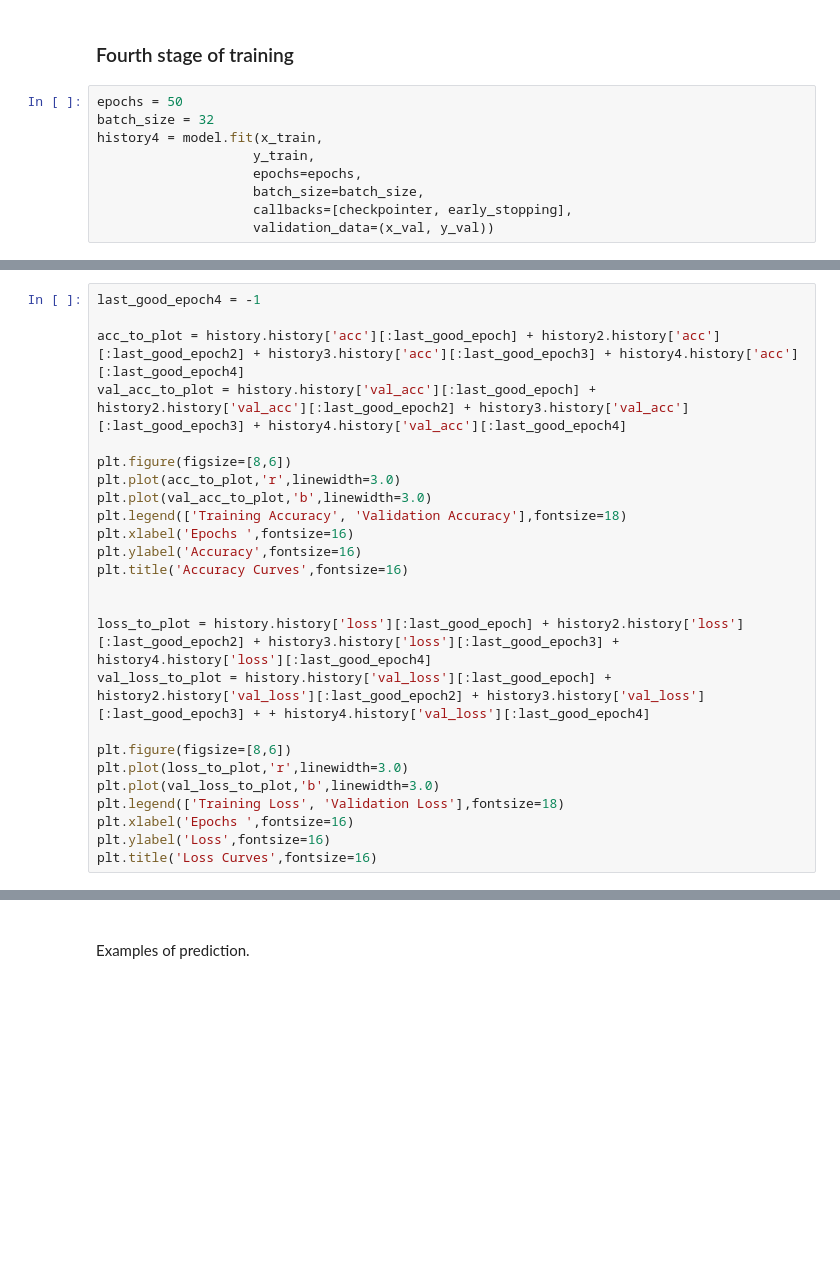
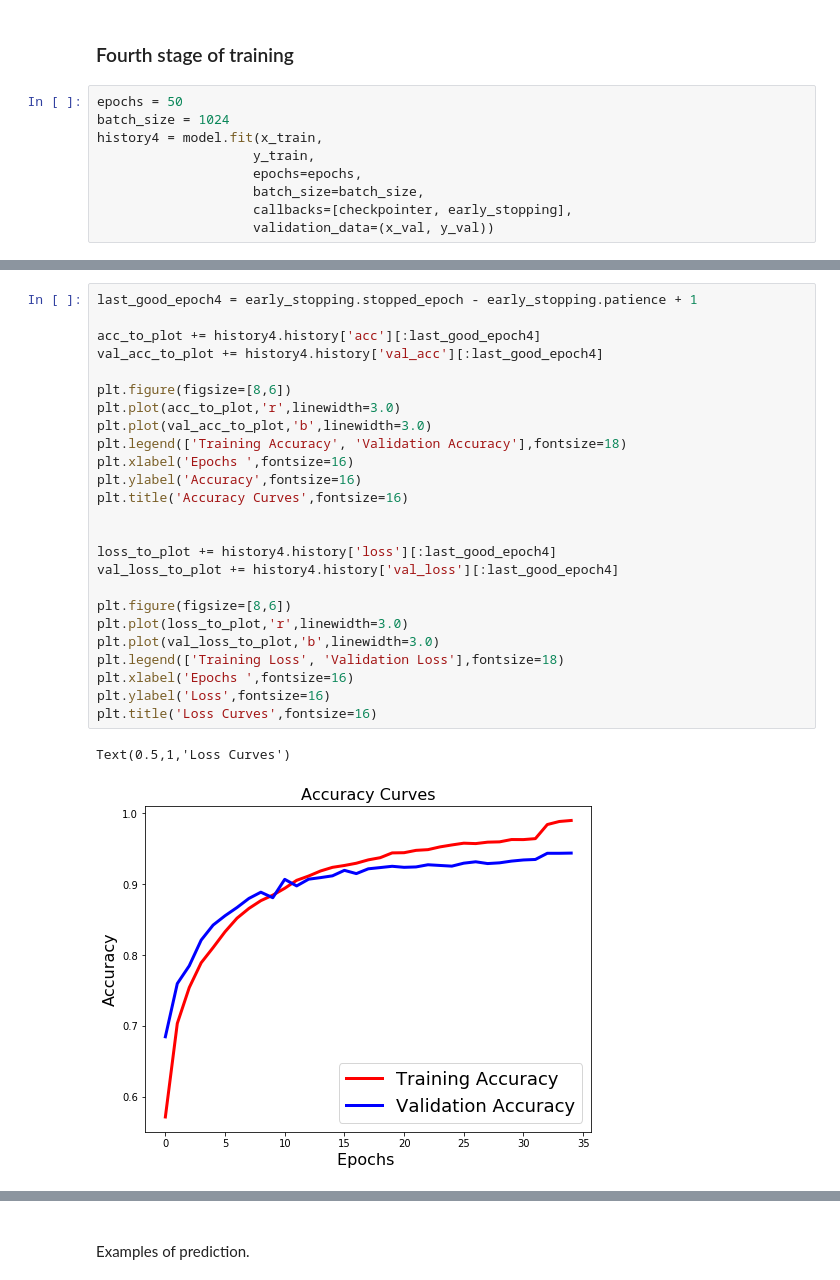
Before and after one commit to lucaArrotta/Age-Estimation-based-on-Human-Voice, a Jupyter notebook: Age Estimation based on Human Voice.ipynb, the cells around one changed output, grey strips where cells are left out. Cells and saved outputs as stored; diff of their text form; blank space fills up the shorter version.

```diff
--- a/Age Estimation based on Human Voice.ipynb
+++ b/Age Estimation based on Human Voice.ipynb
@@ -527,7 +537,7 @@ Text(0.5,1,'Loss Curves')
 ### Fourth stage of training
 # %%
 epochs = 50
-batch_size = 32
+batch_size = 1024
 history4 = model.fit(x_train,
                     y_train,
                     epochs=epochs,
@@ -541,25 +572,28 @@ print("Test accuracy: {0:.2f} %".format(test_acc*100))
 # %%
-last_good_epoch4 = -1
+last_good_epoch4 = early_stopping.stopped_epoch - early_stopping.patience + 1
 
-acc_to_plot = history.history['acc'][:last_good_epoch] + history2.history['acc'][:last_good_epoch2] + history3.history['acc'][:last_good_epoch3] + history4.history['acc'][:last_good_epoch4]
-val_acc_to_plot = history.history['val_acc'][:last_good_epoch] + history2.history['val_acc'][:last_good_epoch2] + history3.history['val_acc'][:last_good_epoch3] + history4.history['val_acc'][:last_good_epoch4]
+acc_to_plot += history4.history['acc'][:last_good_epoch4]
+val_acc_to_plot += history4.history['val_acc'][:last_good_epoch4]
 
 plt.figure(figsize=[8,6])
 plt.plot(acc_to_plot,'r',linewidth=3.0)
 plt.plot(val_acc_to_plot,'b',linewidth=3.0)
 plt.legend(['Training Accuracy', 'Validation Accuracy'],fontsize=18)
 plt.xlabel('Epochs ',fontsize=16)
 plt.ylabel('Accuracy',fontsize=16)
 plt.title('Accuracy Curves',fontsize=16)
 
 
-loss_to_plot = history.history['loss'][:last_good_epoch] + history2.history['loss'][:last_good_epoch2] + history3.history['loss'][:last_good_epoch3] + history4.history['loss'][:last_good_epoch4]
-val_loss_to_plot = history.history['val_loss'][:last_good_epoch] + history2.history['val_loss'][:last_good_epoch2] + history3.history['val_loss'][:last_good_epoch3] + + history4.history['val_loss'][:last_good_epoch4]
+loss_to_plot += history4.history['loss'][:last_good_epoch4]
+val_loss_to_plot += history4.history['val_loss'][:last_good_epoch4]
 
 plt.figure(figsize=[8,6])
 plt.plot(loss_to_plot,'r',linewidth=3.0)
 plt.plot(val_loss_to_plot,'b',linewidth=3.0)
 plt.legend(['Training Loss', 'Validation Loss'],fontsize=18)
 plt.xlabel('Epochs ',fontsize=16)
 plt.ylabel('Loss',fontsize=16)
 plt.title('Loss Curves',fontsize=16)
+# %% [output]
+Text(0.5,1,'Loss Curves')
+[figure, added]
```
Also changed, not shown: parts of 21 cells of this notebook, 3 other files.
